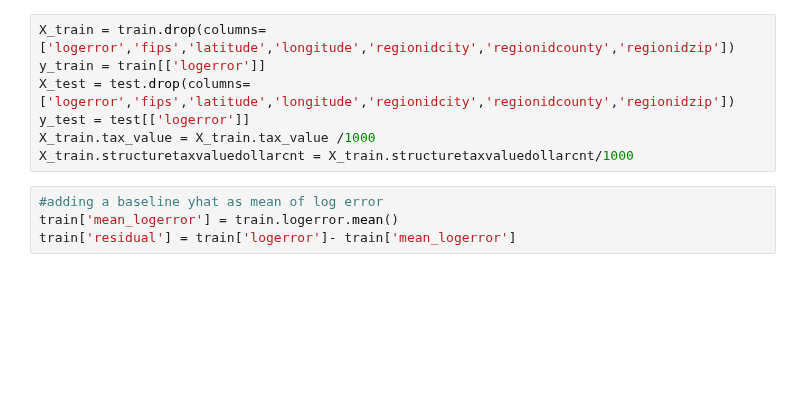
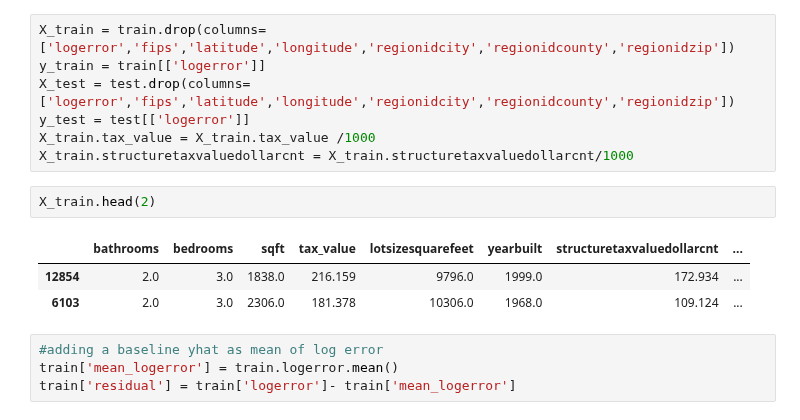
Before and after one commit to Zillow-SJ/Cluster_Zillow, a Jupyter notebook: baseline.ipynb, the cells around one changed output. Cells and saved outputs as stored; diff of their text form; blank space fills up the shorter version.

```diff
--- a/baseline.ipynb
+++ b/baseline.ipynb
@@ -48,6 +52,12 @@ X_test = test.drop(columns=['logerror','fips','latitude','longitude','regionidci
 y_test = test[['logerror']]
 X_train.tax_value = X_train.tax_value /1000
 X_train.structuretaxvaluedollarcnt = X_train.structuretaxvaluedollarcnt/1000
+# %%
+X_train.head(2)
+# %% [output]
+|  | bathrooms | bedrooms | sqft | tax_value | lotsizesquarefeet | yearbuilt | structuretaxvaluedollarcnt | ... |
+| 12854 | 2.0 | 3.0 | 1838.0 | 216.159 | 9796.0 | 1999.0 | 172.934 | ... |
+| 6103 | 2.0 | 3.0 | 2306.0 | 181.378 | 10306.0 | 1968.0 | 109.124 | ... |
 # %%
 #adding a baseline yhat as mean of log error
 train['mean_logerror'] = train.logerror.mean()
```
Also changed, not shown: parts of 1 cell of this notebook, 3 other files.
